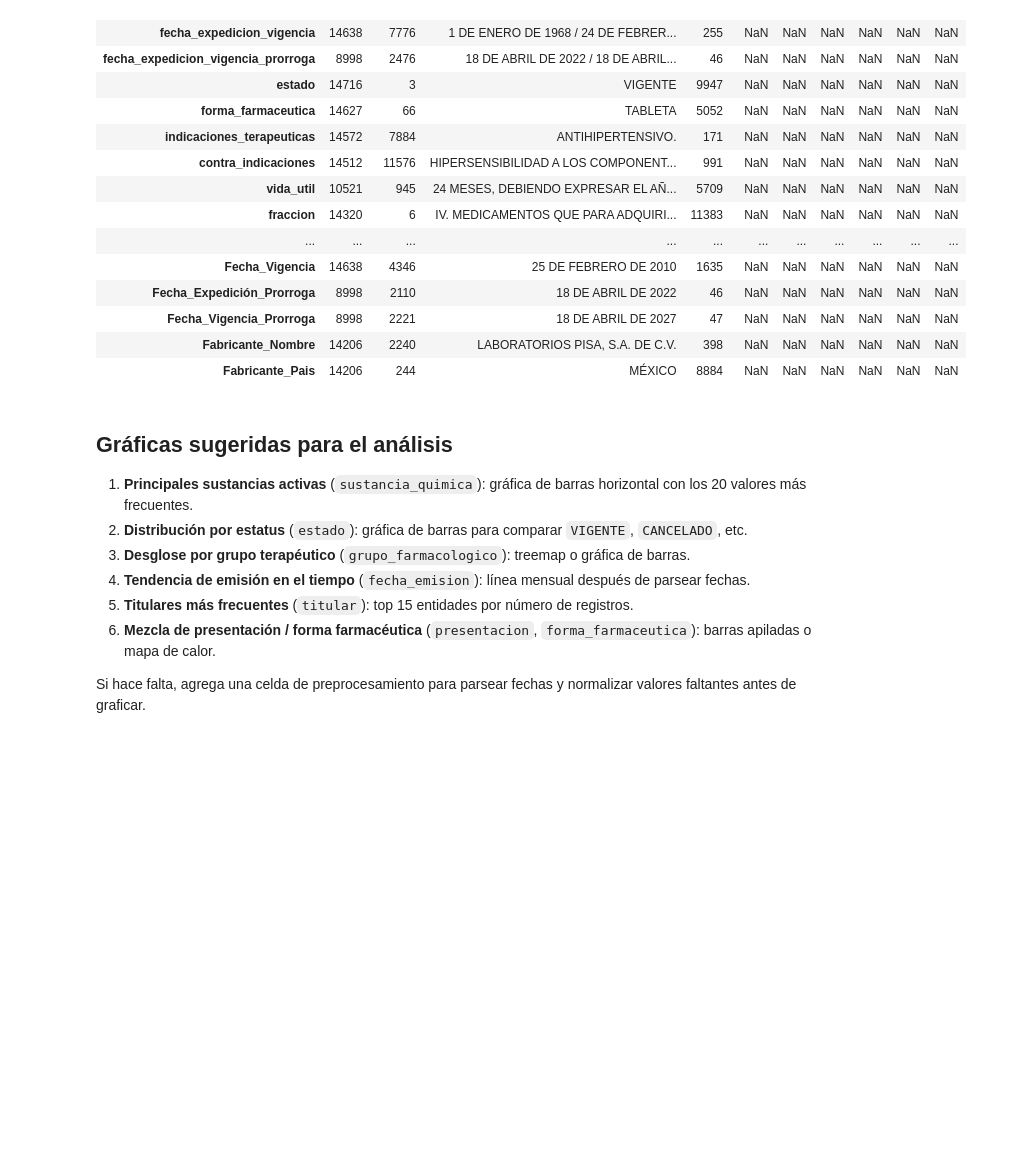
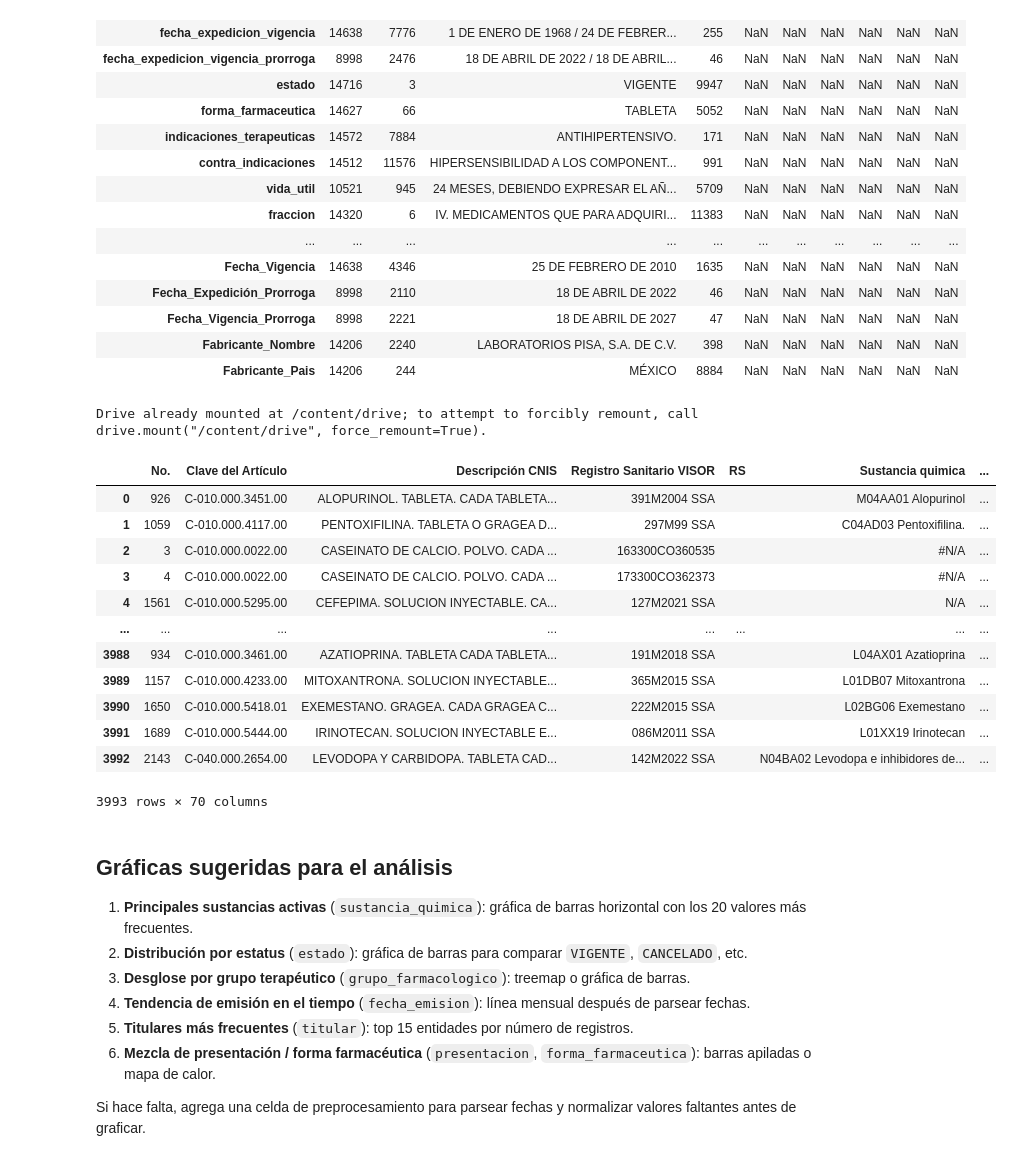
Before and after one commit to obedgar90/cofepris-BRSDM-scraper, a Jupyter notebook: notebooks/visor.ipynb, the cells around one changed output. Cells and saved outputs as stored; diff of their text form; code cells hidden in the pictures; blank space fills up the shorter version.

```diff
--- a/notebooks/visor.ipynb
+++ b/notebooks/visor.ipynb
@@ -111,6 +111,44 @@ df.describe(include="all").transpose()
 # %%
 #@title Dataframe Limpio
 Registros_Sanitarios= df[['numero_de_registro','Fecha_Expedición','Fecha_Vigencia','Fecha_Expedición_Prorroga','Fecha_Vigencia_Prorroga','denominacion_distintiva','tipo_medicamento','titular','domicilio','Fabricante_Nombre','Fabricante_Pais']]
+# %%
+#@title Google Drive
+from google.colab import drive
+from google.colab import auth
+import gspread
+from google.auth import default
+import pandas as pd
+
+auth.authenticate_user()
+creds, _ = default()
+gc = gspread.authorize(creds)
+
+drive.mount('/content/drive')
+working_folder = "/content/drive/MyDrive/Darovi Consulting/Thor" # @param {type:"string"}
+
+working_file = 'Thor-Claves CNIS'
+# %% [output]
+Drive already mounted at /content/drive; to attempt to forcibly remount, call drive.mount("/content/drive", force_remount=True).
+# %%
+thor = gc.open(working_file).worksheet('VISOR_COFEPRIS')
+
+rows = thor.get_all_values()
+Thor_df = pd.DataFrame.from_records(rows[1:], columns=rows[0])
+Thor_df
+# %% [output]
+|  | No. | Clave del Artículo | Descripción CNIS | Registro Sanitario VISOR | RS | Sustancia quimica | ... |
+| 0 | 926 | C-010.000.3451.00 | ALOPURINOL. TABLETA. CADA TABLETA... | 391M2004 SSA |  | M04AA01 Alopurinol | ... |
+| 1 | 1059 | C-010.000.4117.00 | PENTOXIFILINA. TABLETA O GRAGEA D... | 297M99 SSA |  | C04AD03 Pentoxifilina. | ... |
+| 2 | 3 | C-010.000.0022.00 | CASEINATO DE CALCIO. POLVO. CADA ... | 163300CO360535 |  | #N/A | ... |
+| 3 | 4 | C-010.000.0022.00 | CASEINATO DE CALCIO. POLVO. CADA ... | 173300CO362373 |  | #N/A | ... |
+| 4 | 1561 | C-010.000.5295.00 | CEFEPIMA. SOLUCION INYECTABLE. CA... | 127M2021 SSA |  | N/A | ... |
+| ... | ... | ... | ... | ... | ... | ... | ... |
+| 3988 | 934 | C-010.000.3461.00 | AZATIOPRINA. TABLETA CADA TABLETA... | 191M2018 SSA |  | L04AX01 Azatioprina | ... |
+| 3989 | 1157 | C-010.000.4233.00 | MITOXANTRONA. SOLUCION INYECTABLE... | 365M2015 SSA |  | L01DB07 Mitoxantrona | ... |
+| 3990 | 1650 | C-010.000.5418.01 | EXEMESTANO. GRAGEA. CADA GRAGEA C... | 222M2015 SSA |  | L02BG06 Exemestano | ... |
+| 3991 | 1689 | C-010.000.5444.00 | IRINOTECAN. SOLUCION INYECTABLE E... | 086M2011 SSA |  | L01XX19 Irinotecan | ... |
+| 3992 | 2143 | C-040.000.2654.00 | LEVODOPA Y CARBIDOPA. TABLETA CAD... | 142M2022 SSA |  | N04BA02 Levodopa e inhibidores de... | ... |
+3993 rows × 70 columns
 # %% [markdown]
 ## Gráficas sugeridas para el análisis
 
```
